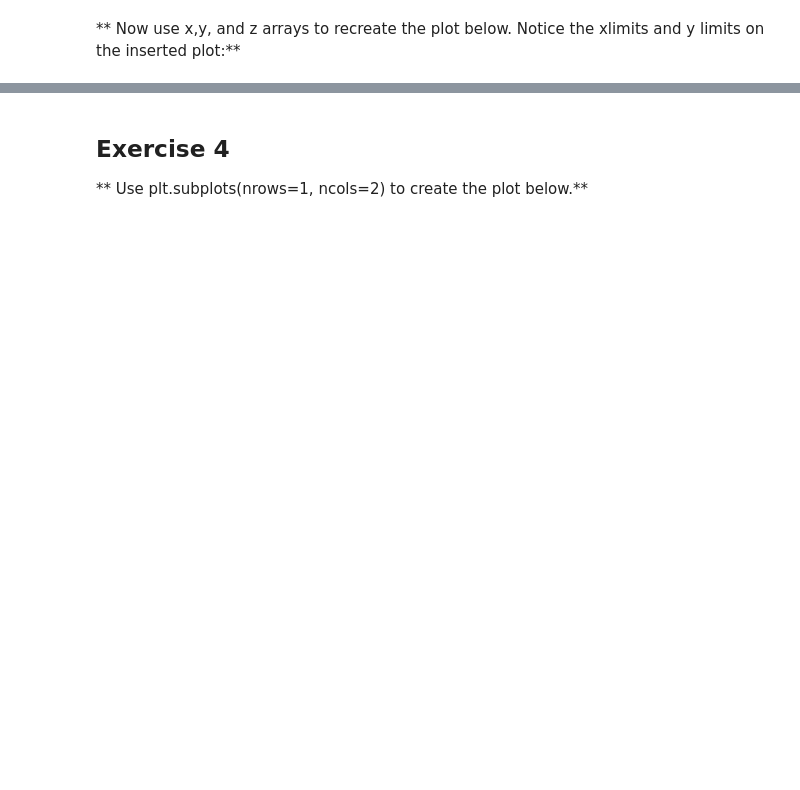
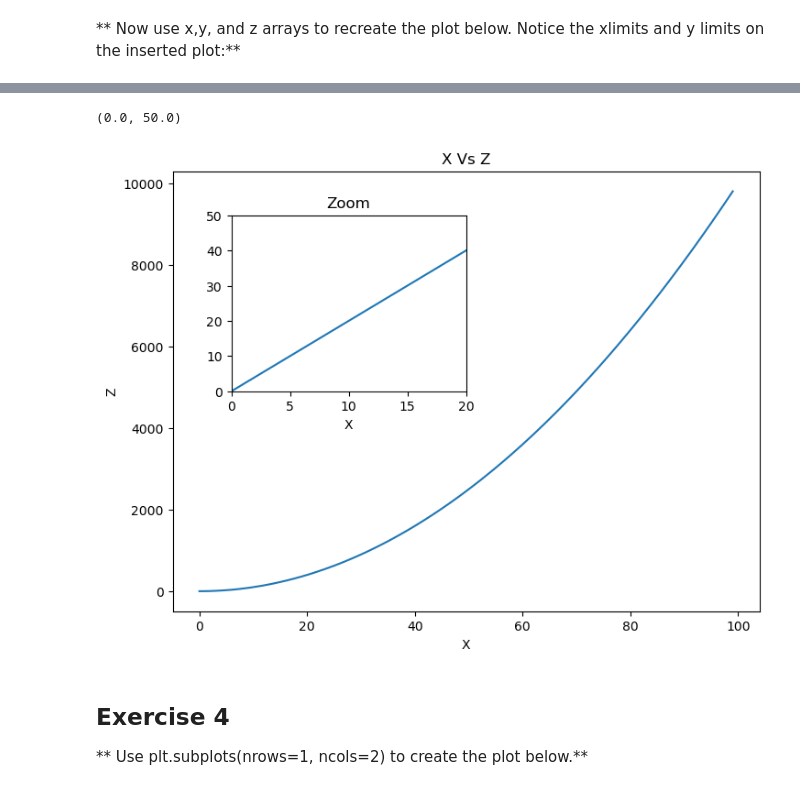
Before and after one commit to Malinda1/machine-learning_course_01, a Jupyter notebook: data_visualization/02-Matplotlib Exercises.ipynb, the cells around one changed output, grey strips where cells are left out. Drawn from its saved outputs; the diff is of its cells as text; code cells hidden in the pictures; blank space fills up the shorter version.

```diff
--- a/data_visualization/02-Matplotlib Exercises.ipynb
+++ b/data_visualization/02-Matplotlib Exercises.ipynb
@@ -107,3 +112,22 @@ ax2 = fig.add_axes([0.2, 0.5, 0.2, 0.2])
+# %%
+fig = plt.figure()
+
+ax1 = fig.add_axes([0, 0, 1, 1])
+ax1.set_title('X Vs Z')
+ax1.set_xlabel('X')
+ax1.set_ylabel('Z')
+ax1.plot(x, z)
+
+ax2 = fig.add_axes([0.1, 0.5, .4, .4])
+ax2.set_title('Zoom')
+ax2.set_xlabel('X')
+ax2.set_label('Y')
+ax2.plot(x, y)
+ax2.set_xlim(0, 20)
+ax2.set_ylim(0, 50)
+# %% [output]
+(0.0, 50.0)
+[figure, added]
 # %% [markdown]
 ## Exercise 4
 
```
Also changed, not shown: parts of 11 cells of this notebook.
